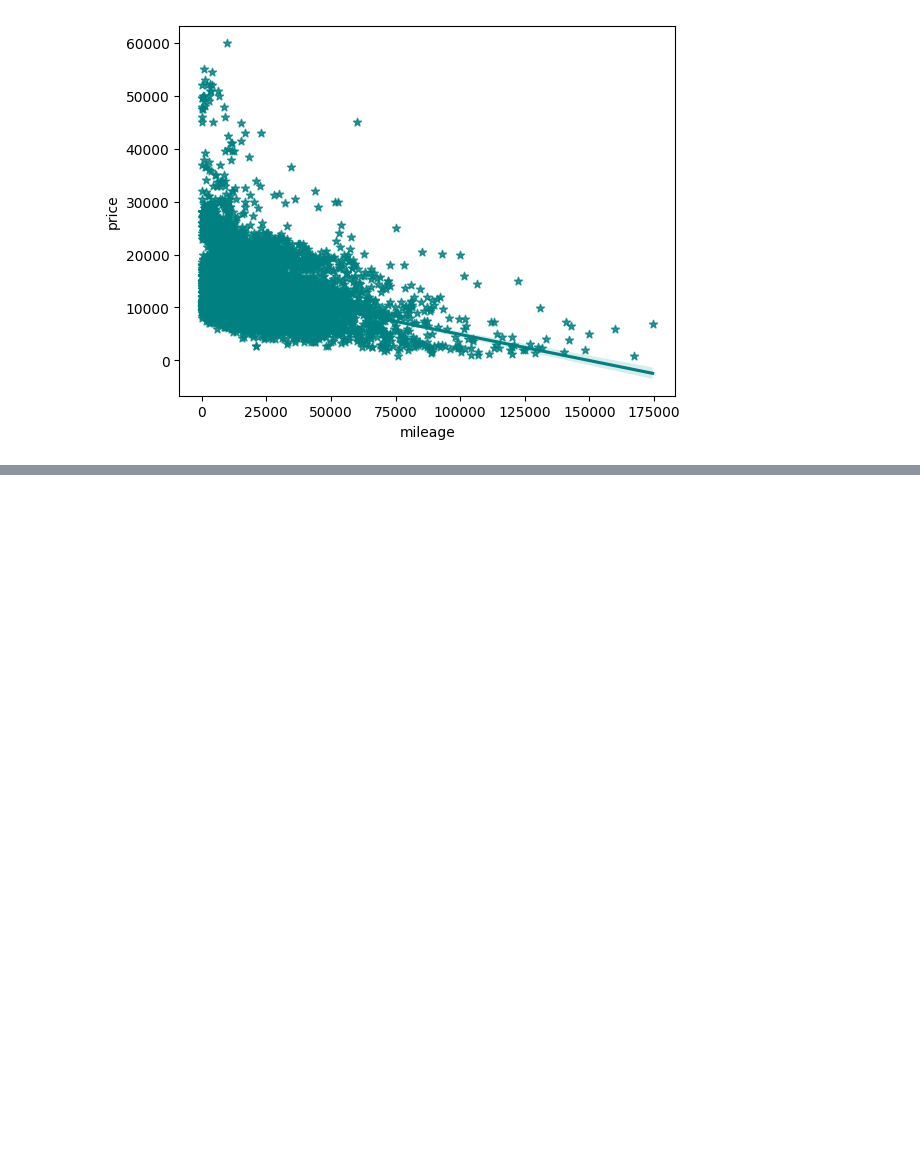
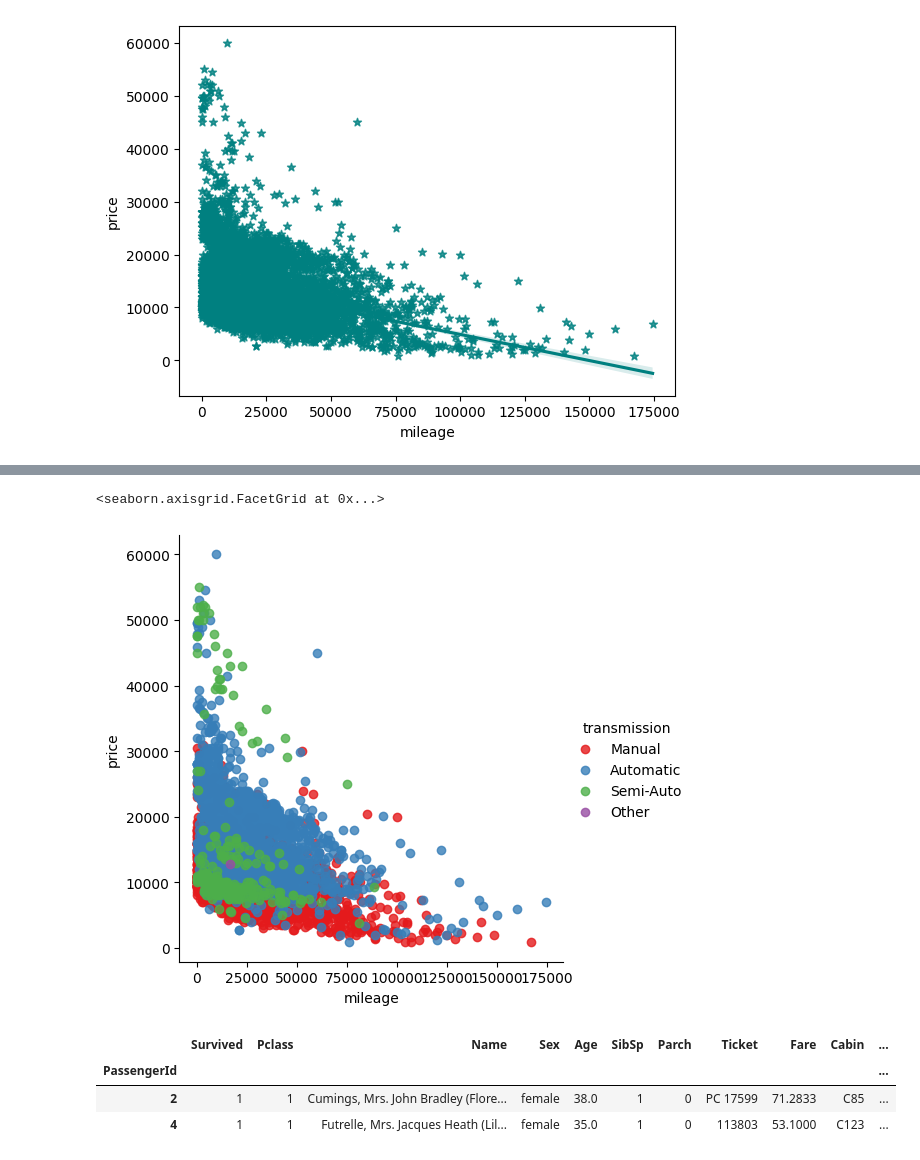
Before and after one commit to HasibullahAman/Data_Visulaization, a Jupyter notebook: Data_Visualization/Data_Visulization_Seborn.ipynb, the cells around one changed output, grey strips where cells are left out. Drawn from its saved outputs; the diff is of its cells as text; code cells hidden in the pictures; blank space fills up the shorter version.

```diff
--- a/Data_Visualization/Data_Visulization_Seborn.ipynb
+++ b/Data_Visualization/Data_Visulization_Seborn.ipynb
@@ -124,0 +171,18 @@ sn.regplot(x=hot["mileage"],y=hot["price"],marker= "*",color="teal")
+# %%
+sn.lmplot(x="mileage",
+y="price",
+data=hot,
+fit_reg=False,
+hue="transmission",
+legend=True,
+palette="Set1")
+# %% [output]
+<seaborn.axisgrid.FacetGrid at 0x...>
+[figure, added]
+# %%
+tot.head(2)
+# %% [output]
+|  | Survived | Pclass | Name | Sex | Age | SibSp | Parch | Ticket | Fare | Cabin | ... |
+| PassengerId |  |  |  |  |  |  |  |  |  |  | ... |
+| 2 | 1 | 1 | Cumings, Mrs. John Bradley (Flore... | female | 38.0 | 1 | 0 | PC 17599 | 71.2833 | C85 | ... |
+| 4 | 1 | 1 | Futrelle, Mrs. Jacques Heath (Lil... | female | 35.0 | 1 | 0 | 113803 | 53.1000 | C123 | ... |
```
Also changed, not shown: parts of 5 cells of this notebook.
